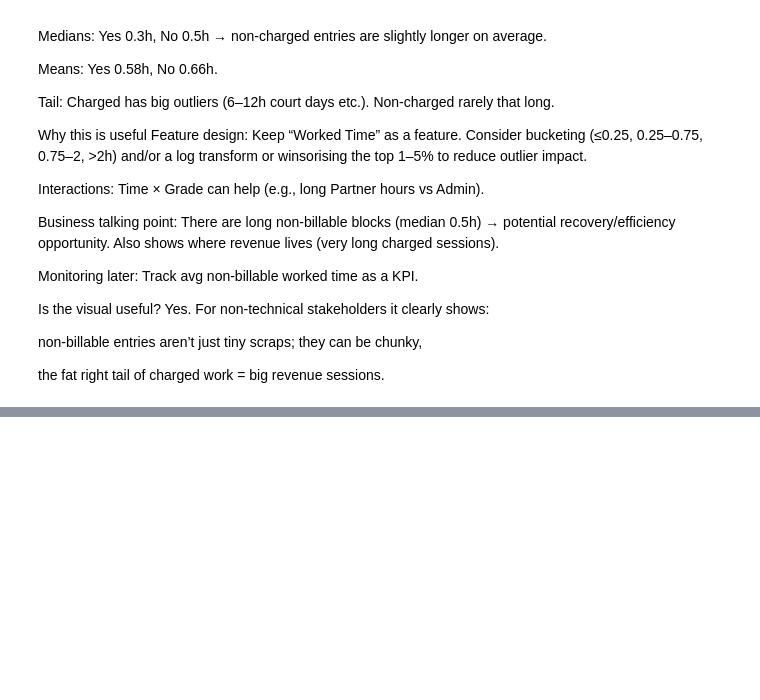
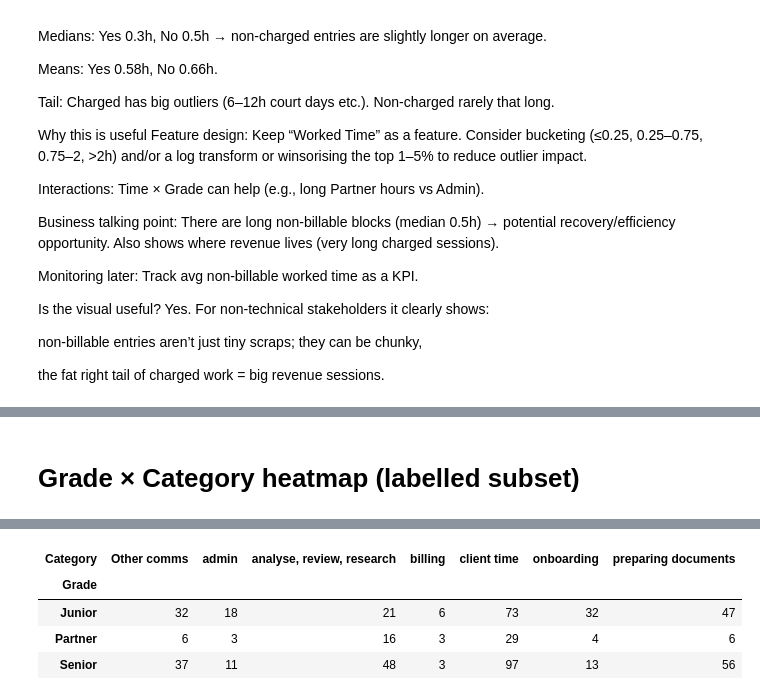
Before and after one commit to MuhammadToqeer/legal-time-categorisation-poc, a Jupyter notebook: notebooks/01_eda.ipynb, the cells around one changed output, grey strips where cells are left out. Saved outputs shown, nothing was run; the diff lists cells and outputs as text; code cells hidden in the pictures; blank space fills up the shorter version.

Commit message:
EDA: Grade × Category heatmap (labelled subset)

```diff
--- a/notebooks/01_eda.ipynb
+++ b/notebooks/01_eda.ipynb
@@ -337,0 +415,18 @@ the fat right tail of charged work = big revenue sessions.
+# %%
+import plotly.express as px
+
+# already created earlier, but safe to re-create:
+df["worked_minutes"] = (df["Worked Time"] * 60).round(0).astype(int)
+df["worked_min_bucket6"] = ((df["worked_minutes"] / 6).round().astype(int) * 6).astype(int)
+
+fig = px.histogram(
+    df, x="worked_min_bucket6",
+    title="Worked minutes — 6-minute billing buckets",
+)
+fig.update_layout(
+    template="simple_white",
+    xaxis_title="Minutes (6-min buckets)",
+    yaxis_title="Rows",
+)
+fig.update_xaxes(tickmode="linear", dtick=30)  # ticks every 30 min for readability
+fig.show()
@@ -337,0 +460,22 @@ the fat right tail of charged work = big revenue sessions.
+# %% [markdown]
+# Grade × Category heatmap (labelled subset)
+# %%
+df_l = df[df["Category"].notna()].copy()
+
+pvt = (
+    df_l.pivot_table(index="Grade", columns="Category", values="Worked Time",
+                     aggfunc="size", fill_value=0)
+)
+
+fig = px.imshow(
+    pvt,
+    text_auto=True,
+    color_continuous_scale="Blues",
+    aspect="auto",
+    title="Labelled subset: Grade × Category (counts)"
+)
+fig.update_layout(template="simple_white", xaxis_title="Category", yaxis_title="Grade")
+fig.show()
+
+pvt
+# %% [output]
@@ -337,0 +483,5 @@ the fat right tail of charged work = big revenue sessions.
+| Category | Other comms | admin | analyse, review, research | billing | client time | onboarding | preparing documents |
+| Grade |  |  |  |  |  |  |  |
+| Junior | 32 | 18 | 21 | 6 | 73 | 32 | 47 |
+| Partner | 6 | 3 | 16 | 3 | 29 | 4 | 6 |
+| Senior | 37 | 11 | 48 | 3 | 97 | 13 | 56 |
```
Also changed, not shown: parts of 8 cells of this notebook.
